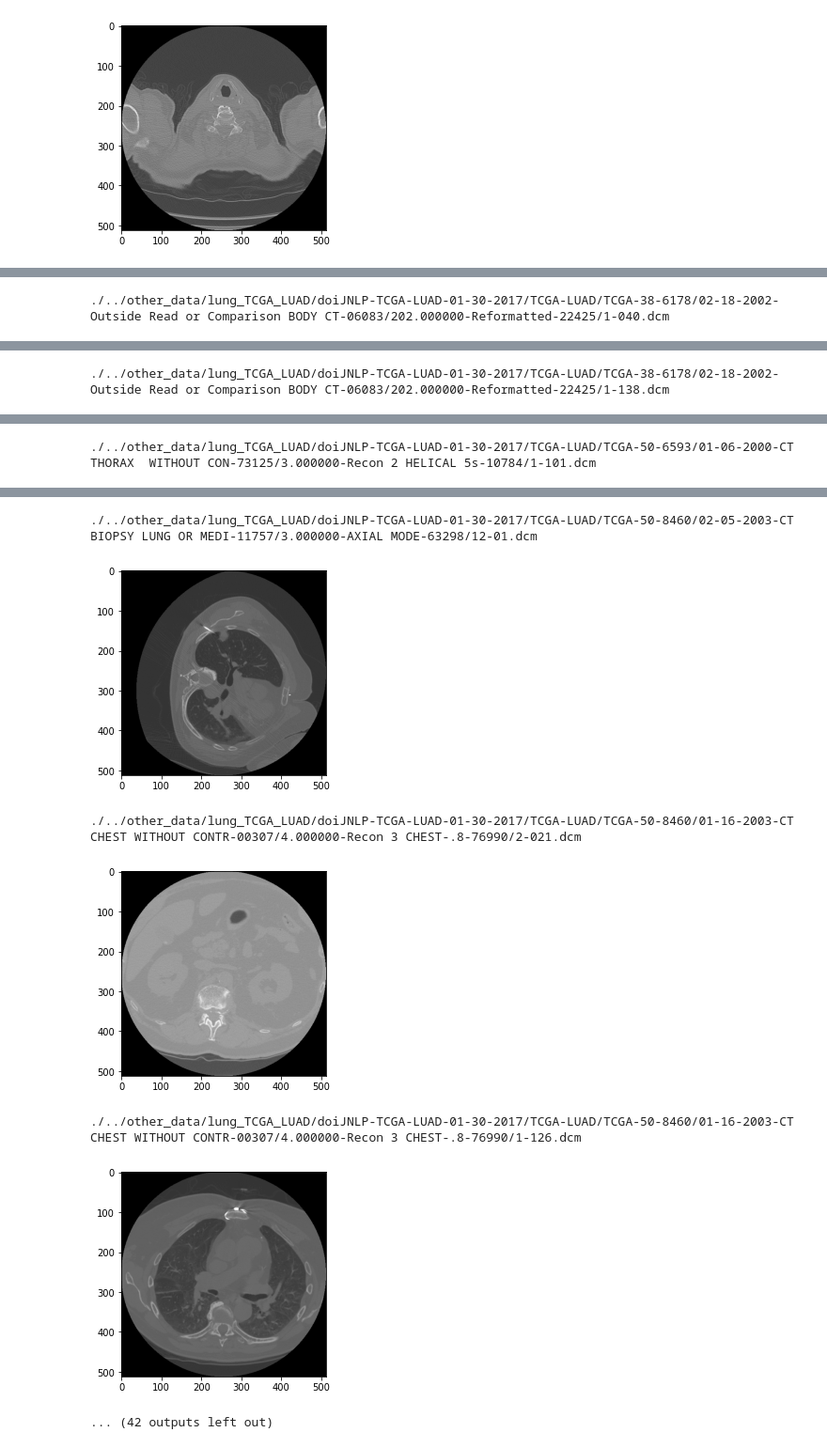
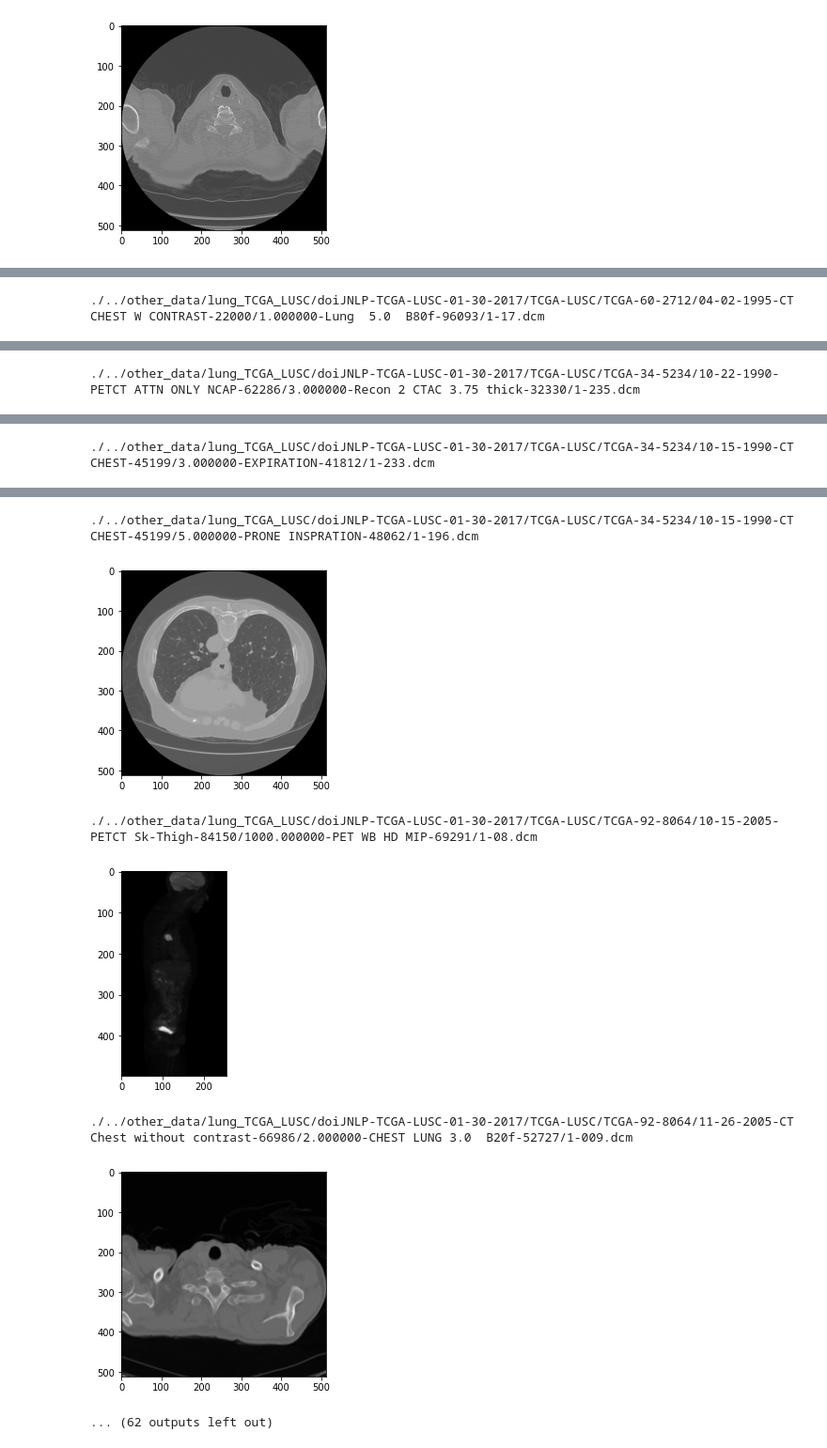
Before and after one commit to celidos/cubmap_crack, a Jupyter notebook: EDA/eda_lung_tcga_lusc.ipynb, the cells around one changed output, grey strips where cells are left out. Shown at 94% size. Drawn from its saved outputs; the diff is of its cells as text; code cells hidden in the pictures.

Commit message:
fixes in lusc

```diff
--- a/EDA/eda_lung_tcga_lusc.ipynb
+++ b/EDA/eda_lung_tcga_lusc.ipynb
@@ -24,5 +24,5 @@ len(glob('./../other_data/lung_TCGA_LUAD/doiJNLP-TCGA-LUAD-01-30-2017/TCGA-LUAD/
 # %%
-for fname in list(glob('./../other_data/lung_TCGA_LUAD/doiJNLP-TCGA-LUAD-01-30-2017/TCGA-LUAD/*/*/*/*.dcm'))[::100]:
+for fname in list(glob('./../other_data/lung_TCGA_LUSC/doiJNLP-TCGA-LUSC-01-30-2017/TCGA-LUSC/*/*/*/*.dcm'))[::1000]:
     plot_dcm_file(fname)
 # %% [output]
-./../other_data/lung_TCGA_LUAD/doiJNLP-TCGA-LUAD-01-30-2017/TCGA-LUAD/TCGA-38-6178/02-18-2002-Outside Read or Comparison BODY CT-06083/202.000000-Reformatted-22425/1-040.dcm
+./../other_data/lung_TCGA_LUSC/doiJNLP-TCGA-LUSC-01-30-2017/TCGA-LUSC/TCGA-60-2712/04-02-1995-CT CHEST W CONTRAST-22000/1.000000-Lung  5.0  B80f-96093/1-17.dcm
@@ -30 +30 @@ for fname in list(glob('./../other_data/lung_TCGA_LUAD/doiJNLP-TCGA-LUAD-01-30-2
-./../other_data/lung_TCGA_LUAD/doiJNLP-TCGA-LUAD-01-30-2017/TCGA-LUAD/TCGA-38-6178/02-18-2002-Outside Read or Comparison BODY CT-06083/202.000000-Reformatted-22425/1-138.dcm
+./../other_data/lung_TCGA_LUSC/doiJNLP-TCGA-LUSC-01-30-2017/TCGA-LUSC/TCGA-34-5234/10-22-1990-PETCT ATTN ONLY NCAP-62286/3.000000-Recon 2 CTAC 3.75 thick-32330/1-235.dcm
@@ -32 +32 @@ for fname in list(glob('./../other_data/lung_TCGA_LUAD/doiJNLP-TCGA-LUAD-01-30-2
-./../other_data/lung_TCGA_LUAD/doiJNLP-TCGA-LUAD-01-30-2017/TCGA-LUAD/TCGA-50-6593/01-06-2000-CT THORAX  WITHOUT CON-73125/3.000000-Recon 2 HELICAL 5s-10784/1-101.dcm
+./../other_data/lung_TCGA_LUSC/doiJNLP-TCGA-LUSC-01-30-2017/TCGA-LUSC/TCGA-34-5234/10-15-1990-CT CHEST-45199/3.000000-EXPIRATION-41812/1-233.dcm
@@ -34,10 +34,10 @@ for fname in list(glob('./../other_data/lung_TCGA_LUAD/doiJNLP-TCGA-LUAD-01-30-2
-./../other_data/lung_TCGA_LUAD/doiJNLP-TCGA-LUAD-01-30-2017/TCGA-LUAD/TCGA-50-8460/02-05-2003-CT BIOPSY LUNG OR MEDI-11757/3.000000-AXIAL MODE-63298/12-01.dcm
+./../other_data/lung_TCGA_LUSC/doiJNLP-TCGA-LUSC-01-30-2017/TCGA-LUSC/TCGA-34-5234/10-15-1990-CT CHEST-45199/5.000000-PRONE INSPRATION-48062/1-196.dcm
-[figure, old version]
+[figure, new version]
-./../other_data/lung_TCGA_LUAD/doiJNLP-TCGA-LUAD-01-30-2017/TCGA-LUAD/TCGA-50-8460/01-16-2003-CT CHEST WITHOUT CONTR-00307/4.000000-Recon 3 CHEST-.8-76990/2-021.dcm
+./../other_data/lung_TCGA_LUSC/doiJNLP-TCGA-LUSC-01-30-2017/TCGA-LUSC/TCGA-92-8064/10-15-2005-PETCT Sk-Thigh-84150/1000.000000-PET WB HD MIP-69291/1-08.dcm
-[figure, old version]
+[figure, new version]
-./../other_data/lung_TCGA_LUAD/doiJNLP-TCGA-LUAD-01-30-2017/TCGA-LUAD/TCGA-50-8460/01-16-2003-CT CHEST WITHOUT CONTR-00307/4.000000-Recon 3 CHEST-.8-76990/1-126.dcm
+./../other_data/lung_TCGA_LUSC/doiJNLP-TCGA-LUSC-01-30-2017/TCGA-LUSC/TCGA-92-8064/11-26-2005-CT Chest without contrast-66986/2.000000-CHEST LUNG 3.0  B20f-52727/1-009.dcm
-[figure, old version]
+[figure, new version]
-... (42 outputs left out)
+... (62 outputs left out)
 # %%
 ds = dcmread(FNAME)
 # %%
```
Also changed, not shown: parts of 5 cells of this notebook.
